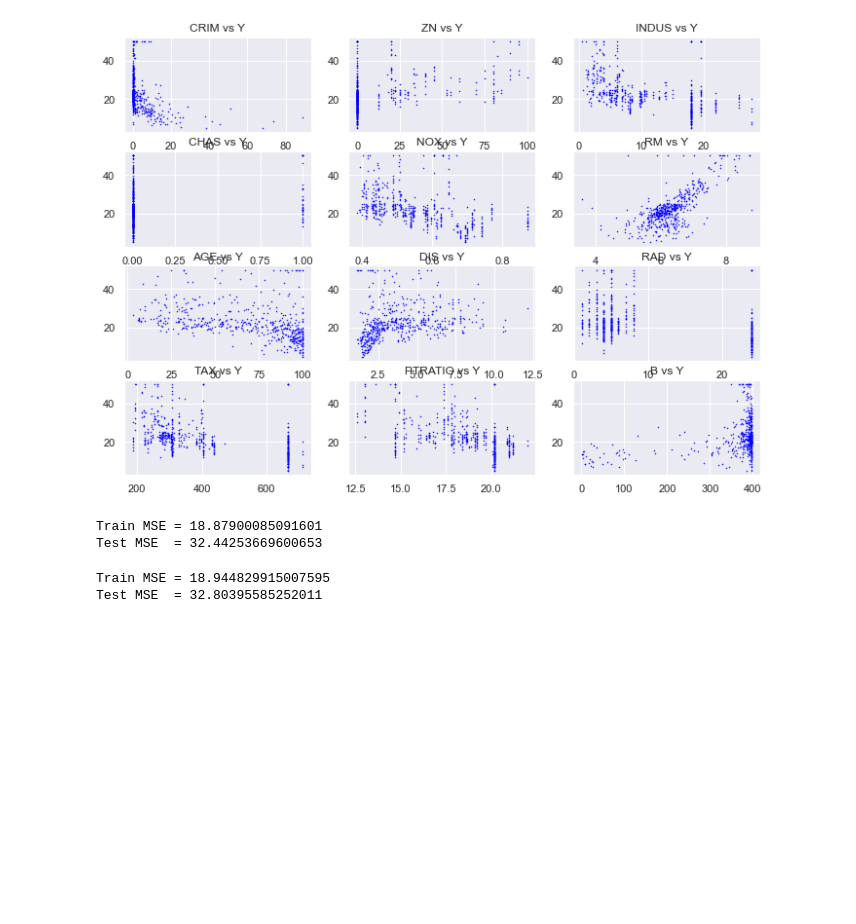
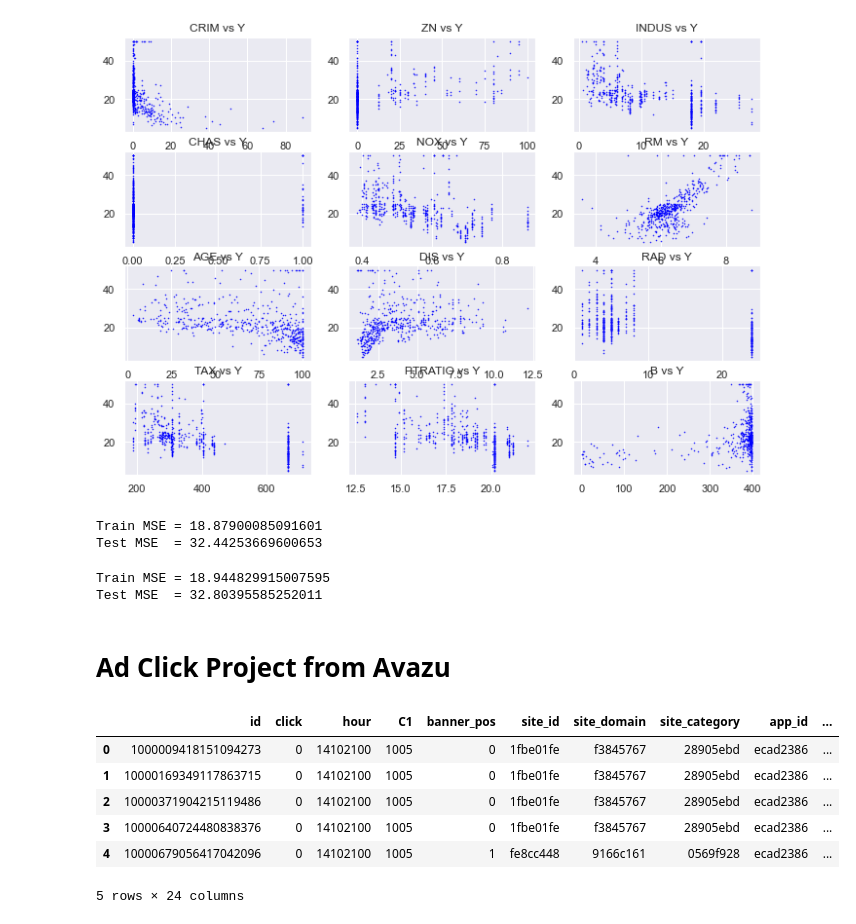
Before and after one commit to jasimahmedkhan/AI-Material, a Jupyter notebook: linear_regression.ipynb, the cells around one changed output. Cells and saved outputs as stored; diff of their text form; code cells hidden in the pictures; blank space fills up the shorter version.

```diff
--- a/linear_regression.ipynb
+++ b/linear_regression.ipynb
@@ -309,3 +313,5 @@ print("Test MSE  = {}".format(test_mse))
 # %% [output]
 Train MSE = 18.944829915007595
 Test MSE  = 32.80395585252011
+# %% [markdown]
+# Ad Click Project from Avazu
@@ -311,0 +322,10 @@ Test MSE  = 32.80395585252011
+# %%
+data_frame.head()
+# %% [output]
+|  | id | click | hour | C1 | banner_pos | site_id | site_domain | site_category | app_id | ... |
+| 0 | 1000009418151094273 | 0 | 14102100 | 1005 | 0 | 1fbe01fe | f3845767 | 28905ebd | ecad2386 | ... |
+| 1 | 10000169349117863715 | 0 | 14102100 | 1005 | 0 | 1fbe01fe | f3845767 | 28905ebd | ecad2386 | ... |
+| 2 | 10000371904215119486 | 0 | 14102100 | 1005 | 0 | 1fbe01fe | f3845767 | 28905ebd | ecad2386 | ... |
+| 3 | 10000640724480838376 | 0 | 14102100 | 1005 | 0 | 1fbe01fe | f3845767 | 28905ebd | ecad2386 | ... |
+| 4 | 10000679056417042096 | 0 | 14102100 | 1005 | 1 | fe8cc448 | 9166c161 | 0569f928 | ecad2386 | ... |
+5 rows × 24 columns
```
Also changed, not shown: parts of 14 cells of this notebook, 1 other file.
